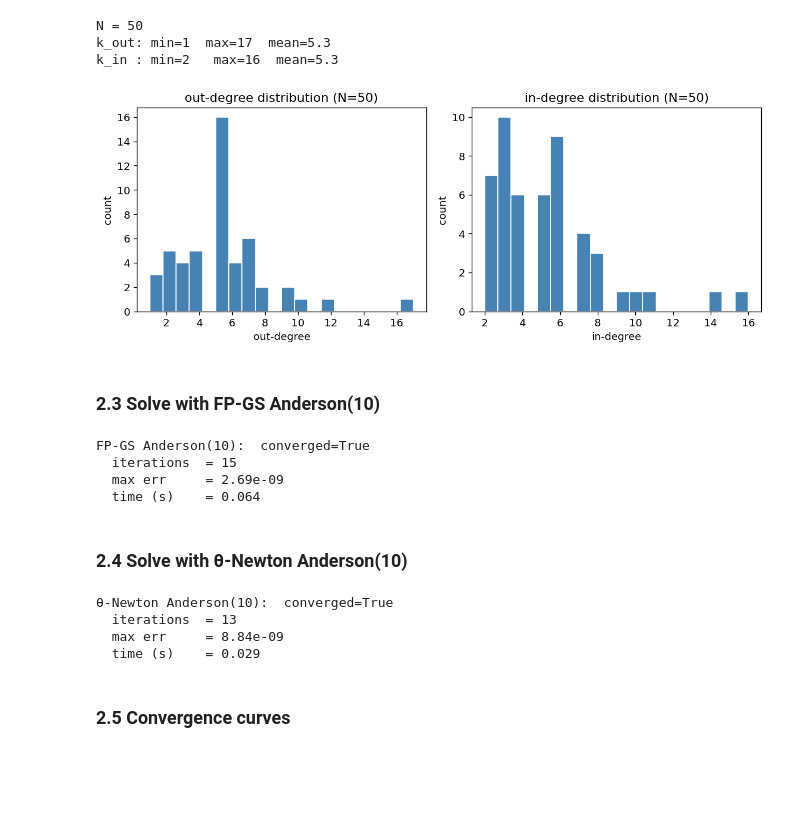
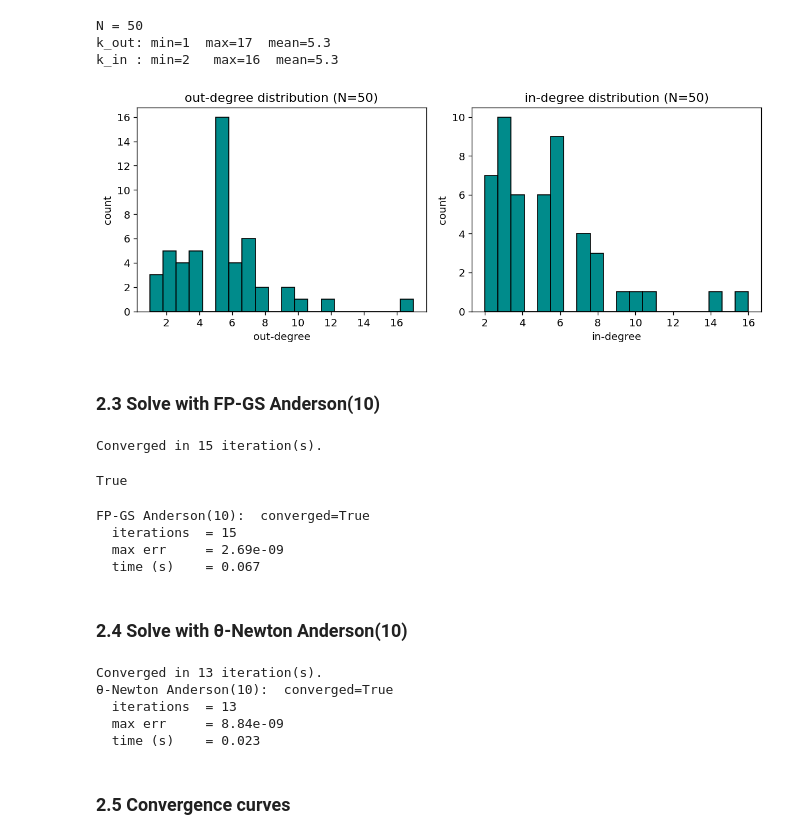
Before and after one commit to fabiosaracco/dcms, a Jupyter notebook: dcms_tutorial.ipynb, the cells around one changed output. Saved outputs shown, nothing was run; the diff lists cells and outputs as text; code cells hidden in the pictures; blank space fills up the shorter version.

```diff
--- a/dcms_tutorial.ipynb
+++ b/dcms_tutorial.ipynb
@@ -108,33 +108,28 @@ k_in : min=2   max=16  mean=5.3
 # %%
 # Visualise the degree distribution
 fig, axes = plt.subplots(1, 2, figsize=(10, 4))
 for ax, seq, label in zip(axes, [k_out, k_in], ['out-degree', 'in-degree']):
-    ax.hist(seq, bins=20, edgecolor='white', color='steelblue')
+    ax.hist(seq, bins=20, color='darkcyan', edgecolor='black')
     ax.set_xlabel(label); ax.set_ylabel('count')
     ax.set_title(f'{label} distribution (N={N})')
 plt.tight_layout()
 plt.show()
 # %% [output]
-[figure, old version]
+[figure, new version]
 # %% [markdown]
 ### 2.3 Solve with FP-GS Anderson(10)
-# %%
-from src.solvers.fixed_point_dcm import solve_fixed_point_dcm
-
-theta0 = model.initial_theta('degrees')  # k-based starting point
-
-result_fpgs = solve_fixed_point_dcm(
-    model.residual, theta0, model.k_out, model.k_in,
-    tol=1e-8, max_iter=5000,
-    variant='gauss-seidel', anderson_depth=10,
-)
-
-print(f'FP-GS Anderson(10):  converged={result_fpgs.converged}')
-print(f'  iterations  = {result_fpgs.iterations}')
-print(f'  max err     = {model.constraint_error(result_fpgs.theta):.2e}')
-print(f'  time (s)    = {result_fpgs.elapsed_time:.3f}')
-# %% [output]
-FP-GS Anderson(10):  converged=True
-  iterations  = 15
-  max err     = 2.69e-09
-  time (s)    = 0.064
+# %%
+model.solve_tool(variant='gauss-seidel', tol=1e-8)
+# %% [output]
+Converged in 15 iteration(s).
+True
+# %%
+print(f'FP-GS Anderson(10):  converged={model.converged}')
+print(f'  iterations  = {model.iterations}')
+print(f'  max err     = {model.constraint_error(model.theta):.2e}')
+print(f'  time (s)    = {model.elapsed_time:.3f}')
+# %% [output]
+FP-GS Anderson(10):  converged=True
+  iterations  = 15
+  max err     = 2.69e-09
+  time (s)    = 0.067
@@ -141,18 +138,15 @@ FP-GS Anderson(10):  converged=True
 # %% [markdown]
 ### 2.4 Solve with θ-Newton Anderson(10)
 # %%
-result_tn = solve_fixed_point_dcm(
-    model.residual, theta0, model.k_out, model.k_in,
-    tol=1e-8, max_iter=5000,
-    variant='theta-newton', anderson_depth=10,
-)
+model.solve_tool(variant='theta-newton', tol=1e-8)
 
-print(f'θ-Newton Anderson(10):  converged={result_tn.converged}')
-print(f'  iterations  = {result_tn.iterations}')
-print(f'  max err     = {model.constraint_error(result_tn.theta):.2e}')
-print(f'  time (s)    = {result_tn.elapsed_time:.3f}')
+print(f'θ-Newton Anderson(10):  converged={model.converged}')
+print(f'  iterations  = {model.iterations}')
+print(f'  max err     = {model.constraint_error(model.theta):.2e}')
+print(f'  time (s)    = {model.elapsed_time:.3f}')
 # %% [output]
+Converged in 13 iteration(s).
 θ-Newton Anderson(10):  converged=True
   iterations  = 13
   max err     = 8.84e-09
-  time (s)    = 0.029
+  time (s)    = 0.023
```
Also changed, not shown: parts of 11 cells of this notebook, 7 other files.
